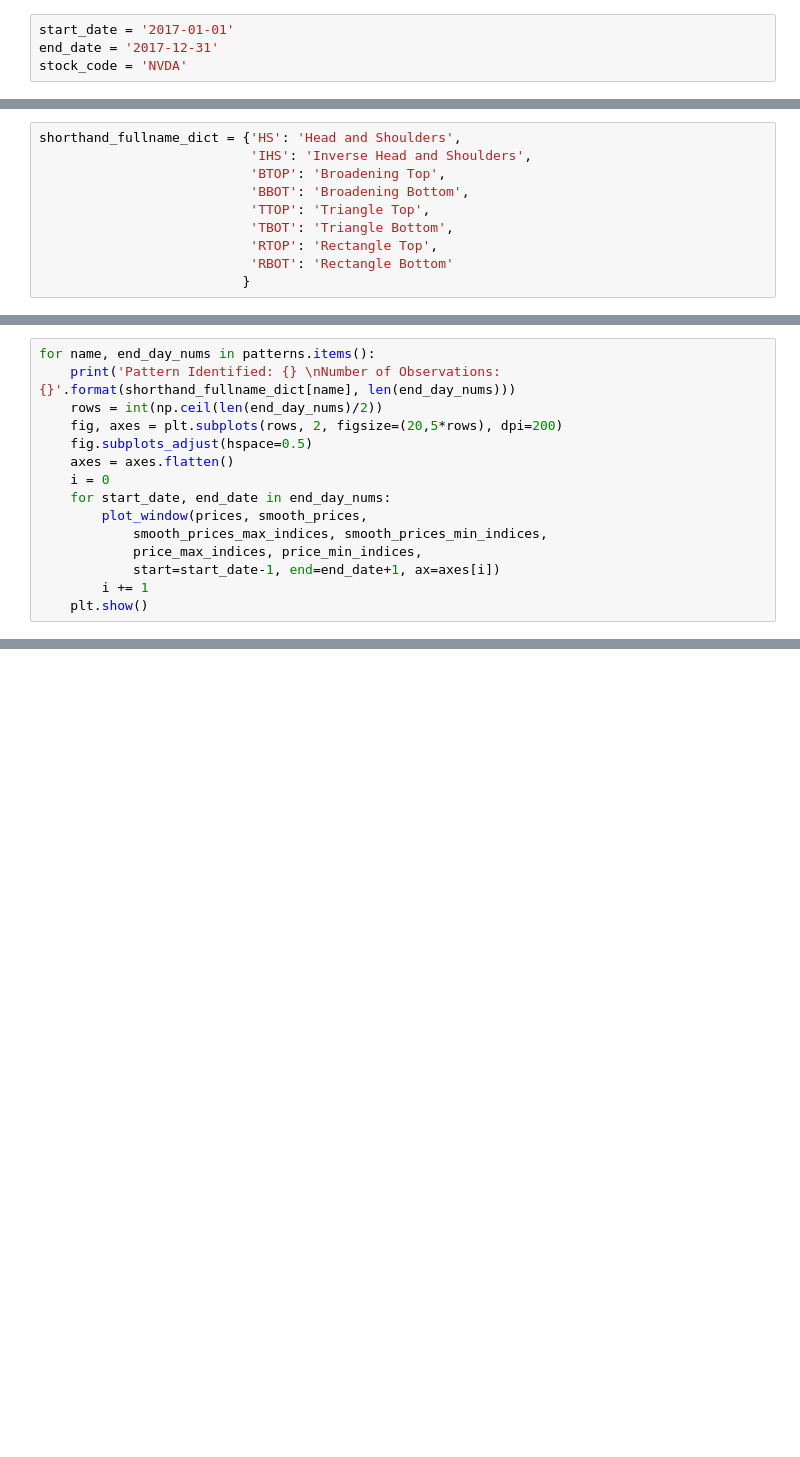
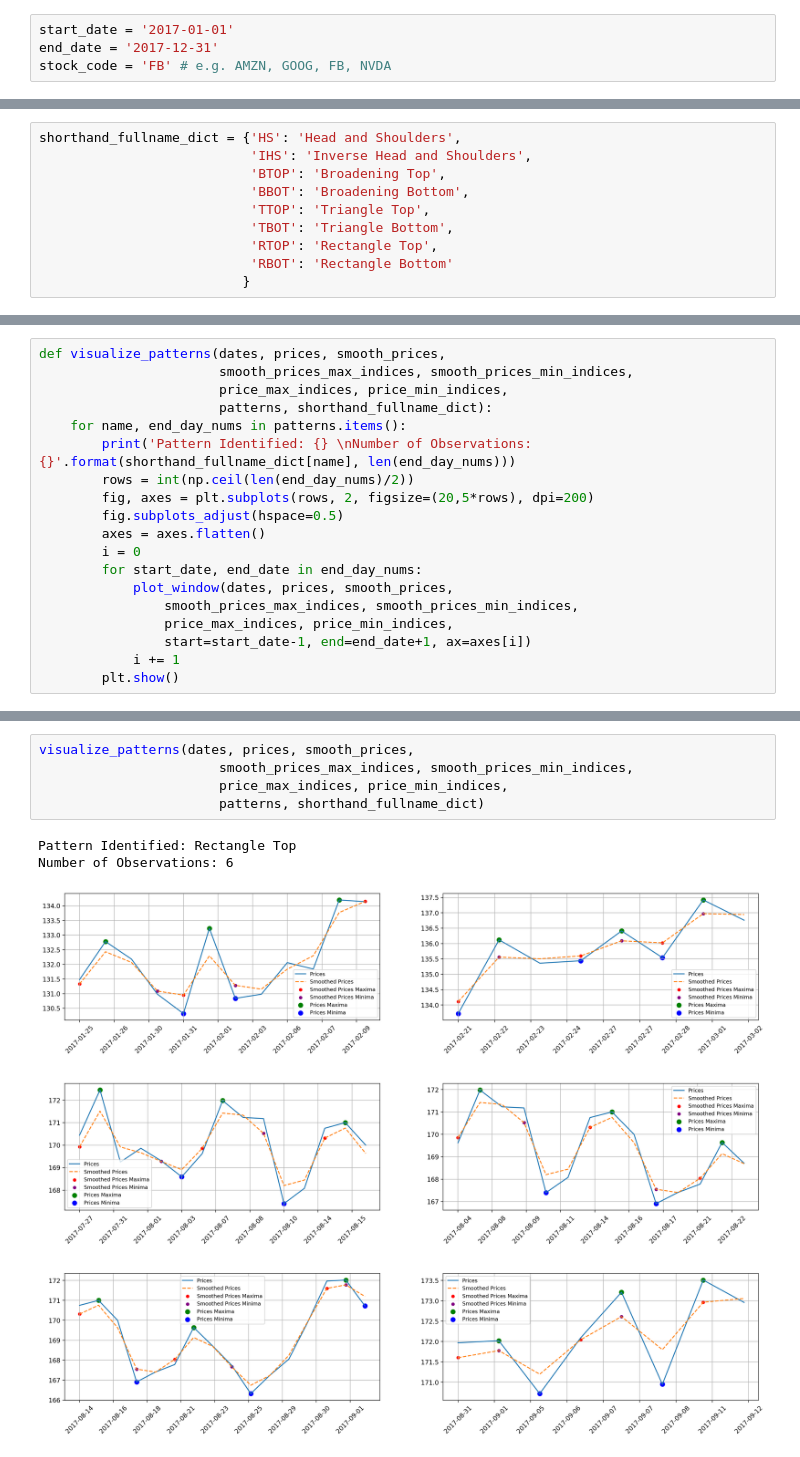
Before and after one commit to Albert-Z-Guo/Deep-Reinforcement-Stock-Trading, a Jupyter notebook: visualizations/pattern_identification.ipynb, the cells around one changed output, grey strips where cells are left out. Drawn from its saved outputs; the diff is of its cells as text; blank space fills up the shorter version.

```diff
--- a/visualizations/pattern_identification.ipynb
+++ b/visualizations/pattern_identification.ipynb
@@ -10,4 +10,4 @@ from yahoofinancials import YahooFinancials
 # %%
 start_date = '2017-01-01'
 end_date = '2017-12-31'
-stock_code = 'NVDA'
+stock_code = 'FB' # e.g. AMZN, GOOG, FB, NVDA
@@ -265,15 +234,19 @@ defaultdict(list,
 # %%
-for name, end_day_nums in patterns.items():
-    print('Pattern Identified: {} \nNumber of Observations: {}'.format(shorthand_fullname_dict[name], len(end_day_nums)))
-    rows = int(np.ceil(len(end_day_nums)/2))
-    fig, axes = plt.subplots(rows, 2, figsize=(20,5*rows), dpi=200)
-    fig.subplots_adjust(hspace=0.5)
-    axes = axes.flatten()
-    i = 0
-    for start_date, end_date in end_day_nums:
-        plot_window(prices, smooth_prices,
-            smooth_prices_max_indices, smooth_prices_min_indices,
-            price_max_indices, price_min_indices,
-            start=start_date-1, end=end_date+1, ax=axes[i])
-        i += 1
-    plt.show()
+def visualize_patterns(dates, prices, smooth_prices,
+                       smooth_prices_max_indices, smooth_prices_min_indices,
+                       price_max_indices, price_min_indices,
+                       patterns, shorthand_fullname_dict):
+    for name, end_day_nums in patterns.items():
+        print('Pattern Identified: {} \nNumber of Observations: {}'.format(shorthand_fullname_dict[name], len(end_day_nums)))
+        rows = int(np.ceil(len(end_day_nums)/2))
+        fig, axes = plt.subplots(rows, 2, figsize=(20,5*rows), dpi=200)
+        fig.subplots_adjust(hspace=0.5)
+        axes = axes.flatten()
+        i = 0
+        for start_date, end_date in end_day_nums:
+            plot_window(dates, prices, smooth_prices,
+                smooth_prices_max_indices, smooth_prices_min_indices,
+                price_max_indices, price_min_indices,
+                start=start_date-1, end=end_date+1, ax=axes[i])
+            i += 1
+        plt.show()
@@ -298,0 +253,9 @@ Number of Observations: 3
+# %%
+visualize_patterns(dates, prices, smooth_prices,
+                       smooth_prices_max_indices, smooth_prices_min_indices,
+                       price_max_indices, price_min_indices,
+                       patterns, shorthand_fullname_dict)
+# %% [output]
+Pattern Identified: Rectangle Top
+Number of Observations: 6
+[figure, added]
```
Also changed, not shown: parts of 23 cells of this notebook, 5 other files.
